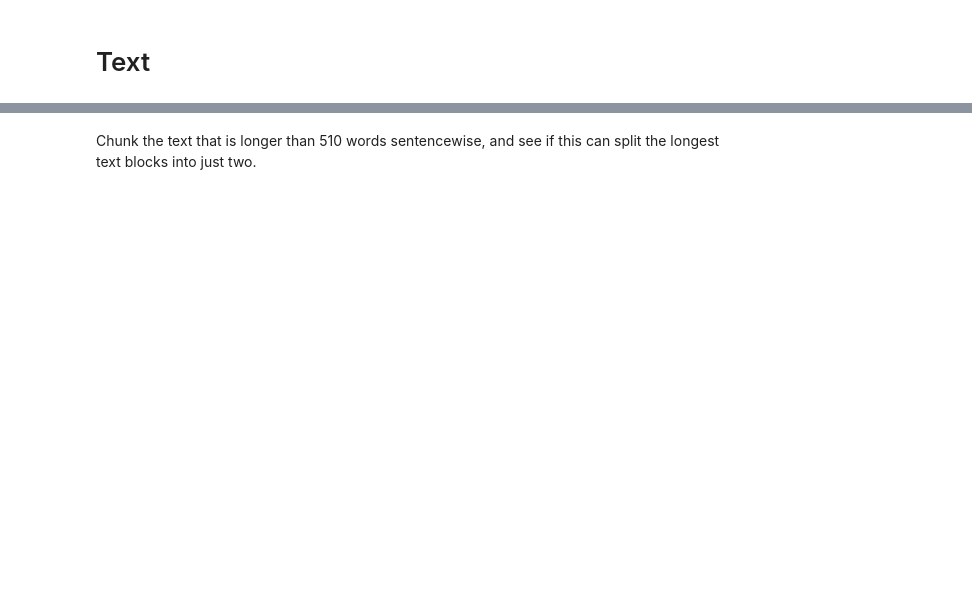
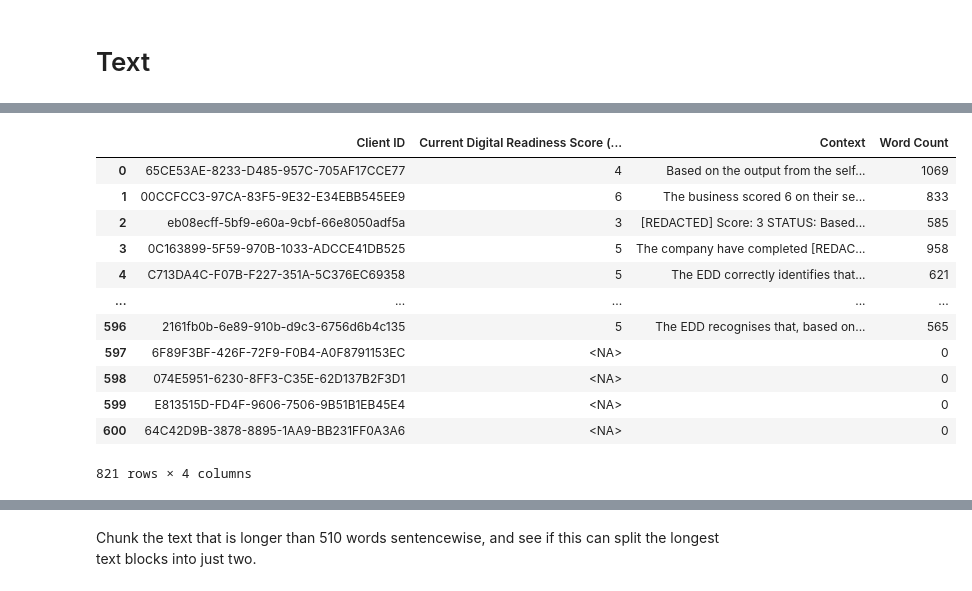
Before and after one commit to roughhawkbit/digi-inno-road-prod, a Jupyter notebook: analysis/DataCharacterisationForPaper.ipynb, the cells around one changed output, grey strips where cells are left out. Saved outputs shown, nothing was run; the diff lists cells and outputs as text; code cells hidden in the pictures; blank space fills up the shorter version.

```diff
--- a/analysis/DataCharacterisationForPaper.ipynb
+++ b/analysis/DataCharacterisationForPaper.ipynb
@@ -177,10 +249,24 @@ roadmaps_df['Summary of the identified problems, including Gap Analysis'].apply(
 # %%
 qual_df = roadmaps_df[['Client ID', 'Current Digital Readiness Score (refer to PAS:1040)'] + qual_cols].copy()
 # qual_df = qual_df[roadmaps_df[drs_col_name].notna()]
-qual_df['Context'] = roadmaps_df.apply(lambda row: ' '.join([row[c] for c in qual_cols]), axis=1)
+qual_df['Context'] = roadmaps_df.apply(lambda row: ' '.join(filter(None, [row[c] for c in qual_cols])), axis=1)
 qual_df.drop(qual_cols, axis=1, inplace=True)
 qual_df["Word Count"] = qual_df["Context"].apply(lambda x: len(str(x).split()))
-# qual_df
+qual_df
+# %% [output]
+|  | Client ID | Current Digital Readiness Score (... | Context | Word Count |
+| 0 | 65CE53AE-8233-D485-957C-705AF17CCE77 | 4 | Based on the output from the self... | 1069 |
+| 1 | 00CCFCC3-97CA-83F5-9E32-E34EBB545EE9 | 6 | The business scored 6 on their se... | 833 |
+| 2 | eb08ecff-5bf9-e60a-9cbf-66e8050adf5a | 3 | [REDACTED] Score: 3 STATUS: Based... | 585 |
+| 3 | 0C163899-5F59-970B-1033-ADCCE41DB525 | 5 | The company have completed [REDAC... | 958 |
+| 4 | C713DA4C-F07B-F227-351A-5C376EC69358 | 5 | The EDD correctly identifies that... | 621 |
+| ... | ... | ... | ... | ... |
+| 596 | 2161fb0b-6e89-910b-d9c3-6756d6b4c135 | 5 | The EDD recognises that, based on... | 565 |
+| 597 | 6F89F3BF-426F-72F9-F0B4-A0F8791153EC | <NA> |  | 0 |
+| 598 | 074E5951-6230-8FF3-C35E-62D137B2F3D1 | <NA> |  | 0 |
+| 599 | E813515D-FD4F-9606-7506-9B51B1EB45E4 | <NA> |  | 0 |
+| 600 | 64C42D9B-3878-8895-1AA9-BB231FF0A3A6 | <NA> |  | 0 |
+821 rows × 4 columns
 # %%
 step = 128
 n_bins = 8
```
Also changed, not shown: parts of 23 cells of this notebook.
